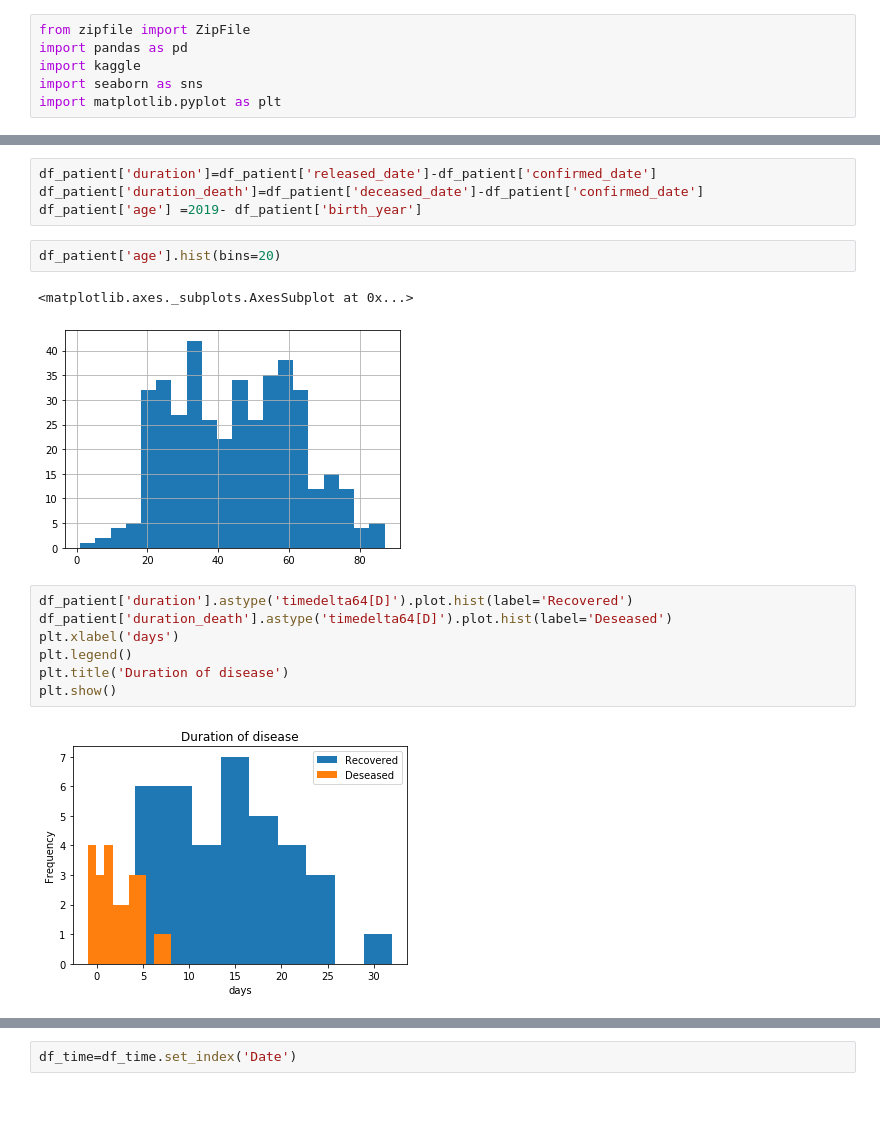
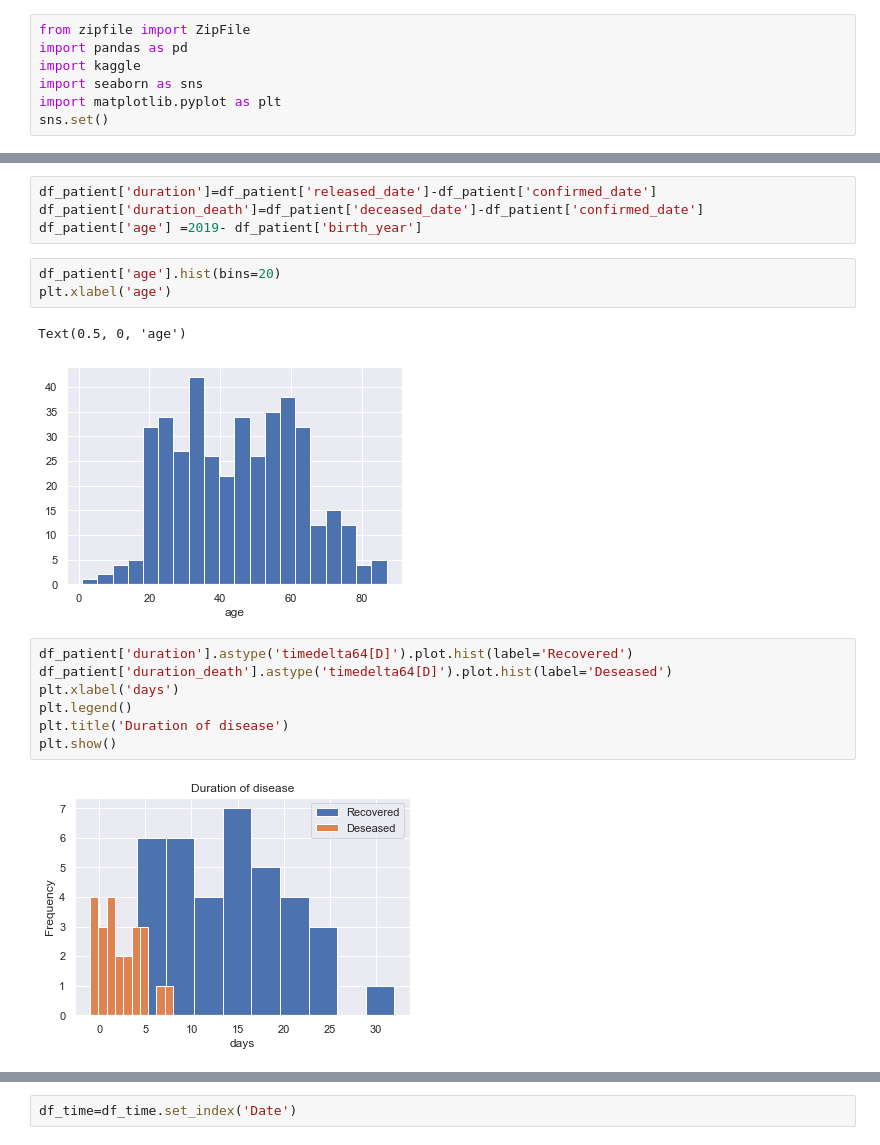
Before and after one commit to andyakrn/COVID_19, a Jupyter notebook: covid-19-SKorea.ipynb, the cells around one changed output, grey strips where cells are left out. Saved outputs shown, nothing was run; the diff lists cells and outputs as text; blank space fills up the shorter version.

```diff
--- a/covid-19-SKorea.ipynb
+++ b/covid-19-SKorea.ipynb
@@ -4,6 +4,7 @@ import pandas as pd
 import kaggle
 import seaborn as sns
 import matplotlib.pyplot as plt
+sns.set()
 # %%
 # https://www.kaggle.com/kimjihoo/coronavirusdataset
 kaggle.api.authenticate()
@@ -57,9 +58,10 @@ df_patient['duration_death']=df_patient['deceased_date']-df_patient['confirmed_d
 df_patient['age'] =2019- df_patient['birth_year']
 # %%
 df_patient['age'].hist(bins=20)
+plt.xlabel('age')
 # %% [output]
-<matplotlib.axes._subplots.AxesSubplot at 0x...>
+Text(0.5, 0, 'age')
-[figure, old version]
+[figure, new version]
 # %%
 df_patient['duration'].astype('timedelta64[D]').plot.hist(label='Recovered')
 df_patient['duration_death'].astype('timedelta64[D]').plot.hist(label='Deseased')
@@ -68,7 +70,7 @@ plt.legend()
 plt.title('Duration of disease')
 plt.show()
 # %% [output]
-[figure, old version]
+[figure, new version]
 # %%
 df_patient[df_patient['state']=='deceased']['age'].hist(bins=20,alpha=0.5,label='decesed')
 df_patient[df_patient['state']=='released']['age'].hist(bins=20,alpha=0.5,label='released')
```
Also changed, not shown: parts of 2 cells of this notebook.
